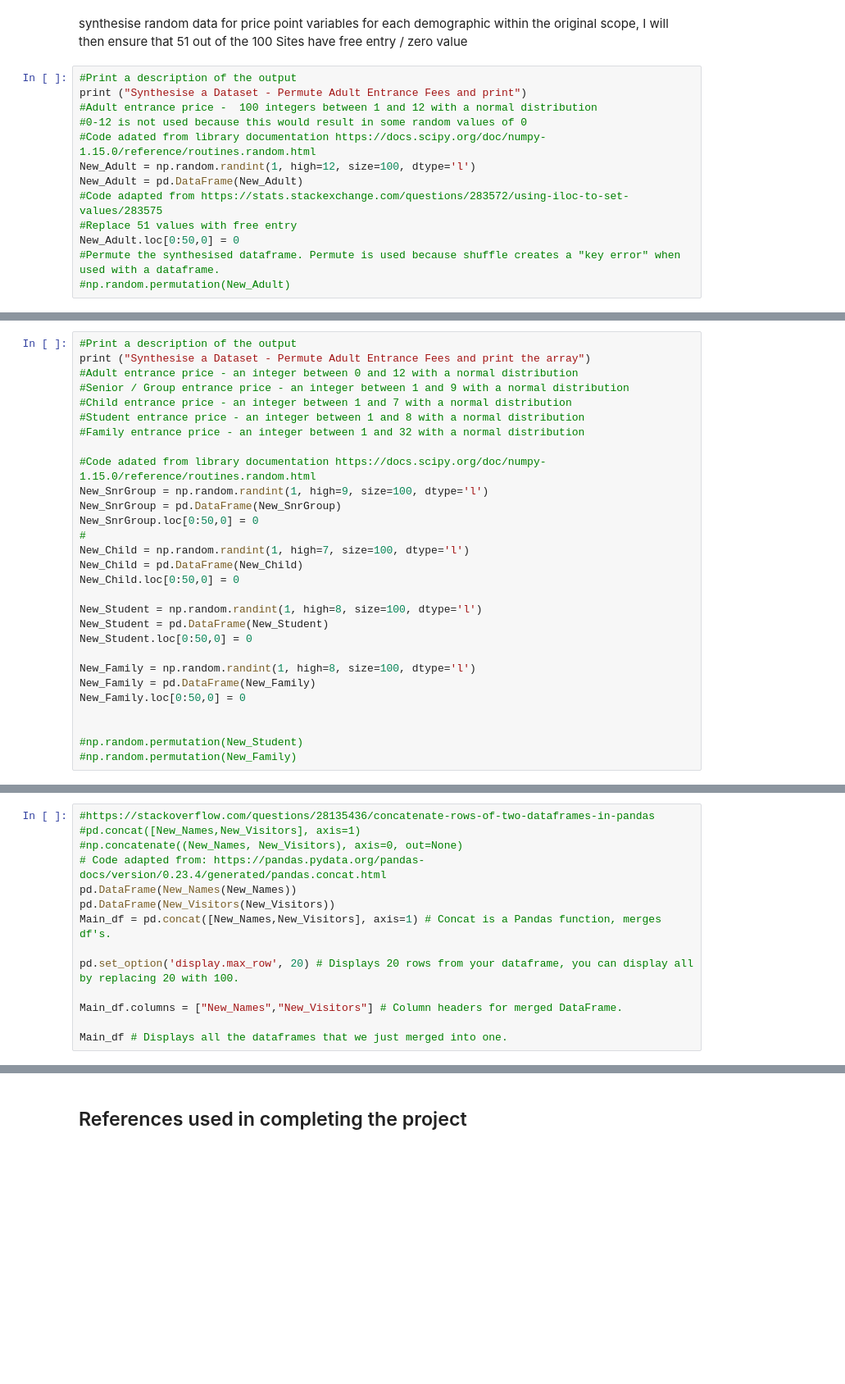
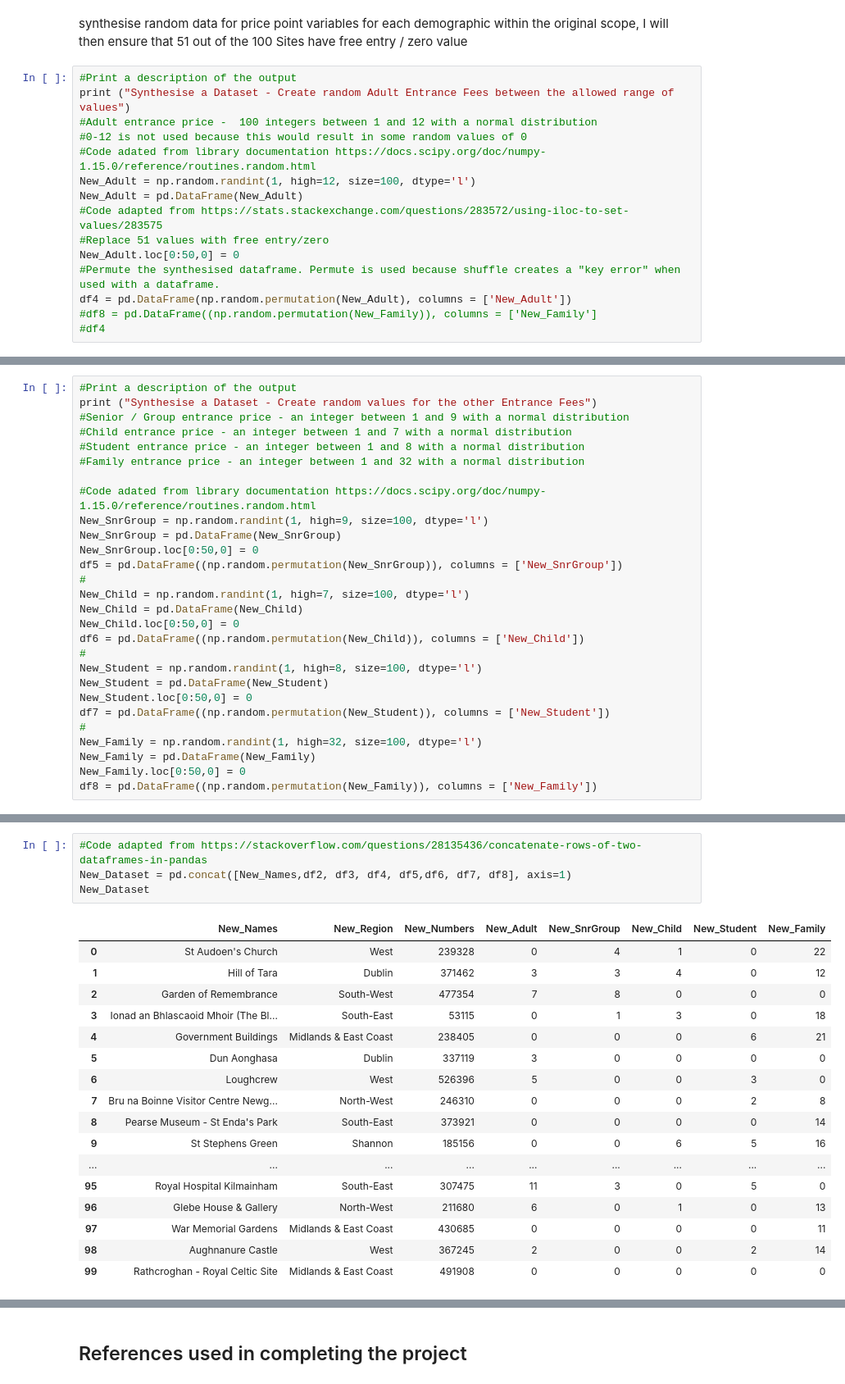
Before and after one commit to ClodaghMurphy/ProgDA_ProjectDec2019, a Jupyter notebook: ProgDA_ProjectDec2019.ipynb, the cells around one changed output, grey strips where cells are left out. Shown at 82% size. Cells and saved outputs as stored; diff of their text form; blank space fills up the shorter version.

```diff
--- a/ProgDA_ProjectDec2019.ipynb
+++ b/ProgDA_ProjectDec2019.ipynb
@@ -629,15 +562,17 @@ NameError: name 'df6' is not defined
 synthesise random data for price point variables for each demographic within the original scope, I will then ensure that 51 out of the 100 Sites have free entry / zero value
 # %%
 #Print a description of the output
-print ("Synthesise a Dataset - Permute Adult Entrance Fees and print")
+print ("Synthesise a Dataset - Create random Adult Entrance Fees between the allowed range of values")
 #Adult entrance price -  100 integers between 1 and 12 with a normal distribution
 #0-12 is not used because this would result in some random values of 0
 #Code adated from library documentation https://docs.scipy.org/doc/numpy-1.15.0/reference/routines.random.html
 New_Adult = np.random.randint(1, high=12, size=100, dtype='l')
 New_Adult = pd.DataFrame(New_Adult)
 #Code adapted from https://stats.stackexchange.com/questions/283572/using-iloc-to-set-values/283575
-#Replace 51 values with free entry
+#Replace 51 values with free entry/zero
 New_Adult.loc[0:50,0] = 0
 #Permute the synthesised dataframe. Permute is used because shuffle creates a "key error" when used with a dataframe.
-#np.random.permutation(New_Adult)
+df4 = pd.DataFrame(np.random.permutation(New_Adult), columns = ['New_Adult'])
+#df8 = pd.DataFrame((np.random.permutation(New_Family)), columns = ['New_Family']
+#df4
 # %% [output]
@@ -645,7 +580,6 @@ Synthesise a Dataset - Permute Adult Entrance Fees and print
 # %%
 #Print a description of the output
-print ("Synthesise a Dataset - Permute Adult Entrance Fees and print the array")
-#Adult entrance price - an integer between 0 and 12 with a normal distribution
+print ("Synthesise a Dataset - Create random values for the other Entrance Fees")
 #Senior / Group entrance price - an integer between 1 and 9 with a normal distribution
 #Child entrance price - an integer between 1 and 7 with a normal distribution
 #Student entrance price - an integer between 1 and 8 with a normal distribution
@@ -655,20 +589,20 @@ print ("Synthesise a Dataset - Permute Adult Entrance Fees and print the array")
 New_SnrGroup = np.random.randint(1, high=9, size=100, dtype='l')
 New_SnrGroup = pd.DataFrame(New_SnrGroup)
 New_SnrGroup.loc[0:50,0] = 0
+df5 = pd.DataFrame((np.random.permutation(New_SnrGroup)), columns = ['New_SnrGroup'])
 #
 New_Child = np.random.randint(1, high=7, size=100, dtype='l')
 New_Child = pd.DataFrame(New_Child)
 New_Child.loc[0:50,0] = 0
-
+df6 = pd.DataFrame((np.random.permutation(New_Child)), columns = ['New_Child'])
+#
 New_Student = np.random.randint(1, high=8, size=100, dtype='l')
 New_Student = pd.DataFrame(New_Student)
 New_Student.loc[0:50,0] = 0
-
-New_Family = np.random.randint(1, high=8, size=100, dtype='l')
+df7 = pd.DataFrame((np.random.permutation(New_Student)), columns = ['New_Student'])
+#
+New_Family = np.random.randint(1, high=32, size=100, dtype='l')
 New_Family = pd.DataFrame(New_Family)
 New_Family.loc[0:50,0] = 0
-
-
-#np.random.permutation(New_Student)
-#np.random.permutation(New_Family)
+df8 = pd.DataFrame((np.random.permutation(New_Family)), columns = ['New_Family'])
 # %% [output]
@@ -676,14 +609,0 @@ Synthesise a Dataset - Permute Adult Entrance Fees and print the array
-# %%
-#https://stackoverflow.com/questions/28135436/concatenate-rows-of-two-dataframes-in-pandas
-#pd.concat([New_Names,New_Visitors], axis=1)
-#np.concatenate((New_Names, New_Visitors), axis=0, out=None)
-# Code adapted from: https://pandas.pydata.org/pandas-docs/version/0.23.4/generated/pandas.concat.html
-pd.DataFrame(New_Names(New_Names))
-pd.DataFrame(New_Visitors(New_Visitors))
-Main_df = pd.concat([New_Names,New_Visitors], axis=1) # Concat is a Pandas function, merges df's.
-
-pd.set_option('display.max_row', 20) # Displays 20 rows from your dataframe, you can display all by replacing 20 with 100.
-
-Main_df.columns = ["New_Names","New_Visitors"] # Column headers for merged DataFrame.
-
-Main_df # Displays all the dataframes that we just merged into one.
@@ -709,0 +610,22 @@ https://www.shanelynn.ie/merge-join-dataframes-python-pandas-index-1/
+# %%
+#Code adapted from https://stackoverflow.com/questions/28135436/concatenate-rows-of-two-dataframes-in-pandas
+New_Dataset = pd.concat([New_Names,df2, df3, df4, df5,df6, df7, df8], axis=1)
+New_Dataset
+# %% [output]
+|  | New_Names | New_Region | New_Numbers | New_Adult | New_SnrGroup | New_Child | New_Student | New_Family |
+| 0 | St Audoen's Church | West | 239328 | 0 | 4 | 1 | 0 | 22 |
+| 1 | Hill of Tara | Dublin | 371462 | 3 | 3 | 4 | 0 | 12 |
+| 2 | Garden of Remembrance | South-West | 477354 | 7 | 8 | 0 | 0 | 0 |
+| 3 | Ionad an Bhlascaoid Mhoir (The Bl... | South-East | 53115 | 0 | 1 | 3 | 0 | 18 |
+| 4 | Government Buildings | Midlands & East Coast | 238405 | 0 | 0 | 0 | 6 | 21 |
+| 5 | Dun Aonghasa | Dublin | 337119 | 3 | 0 | 0 | 0 | 0 |
+| 6 | Loughcrew | West | 526396 | 5 | 0 | 0 | 3 | 0 |
+| 7 | Bru na Boinne Visitor Centre Newg... | North-West | 246310 | 0 | 0 | 0 | 2 | 8 |
+| 8 | Pearse Museum - St Enda's Park | South-East | 373921 | 0 | 0 | 0 | 0 | 14 |
+| 9 | St Stephens Green | Shannon | 185156 | 0 | 0 | 6 | 5 | 16 |
+| ... | ... | ... | ... | ... | ... | ... | ... | ... |
+| 95 | Royal Hospital Kilmainham | South-East | 307475 | 11 | 3 | 0 | 5 | 0 |
+| 96 | Glebe House & Gallery | North-West | 211680 | 6 | 0 | 1 | 0 | 13 |
+| 97 | War Memorial Gardens | Midlands & East Coast | 430685 | 0 | 0 | 0 | 0 | 11 |
+| 98 | Aughnanure Castle | West | 367245 | 2 | 0 | 0 | 2 | 14 |
+| 99 | Rathcroghan - Royal Celtic Site | Midlands & East Coast | 491908 | 0 | 0 | 0 | 0 | 0 |
```
Also changed, not shown: parts of 27 cells of this notebook, 1 other file.
